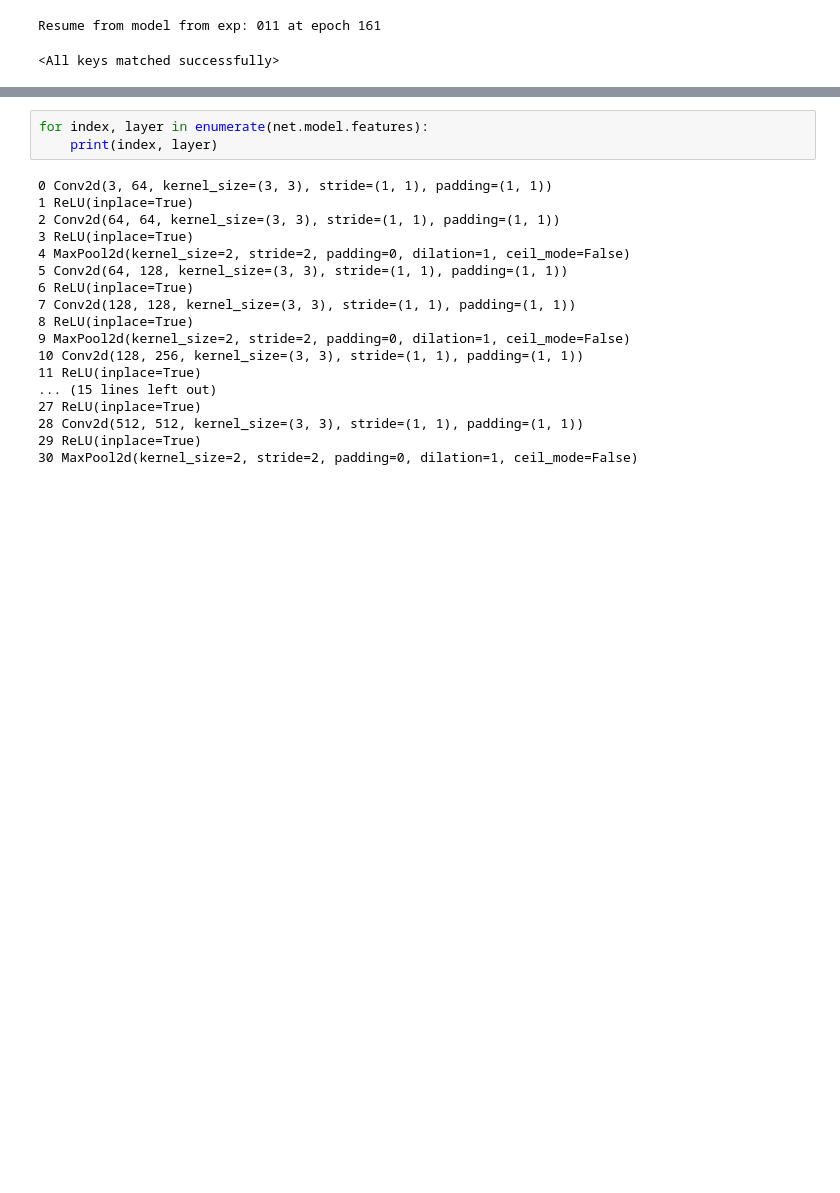
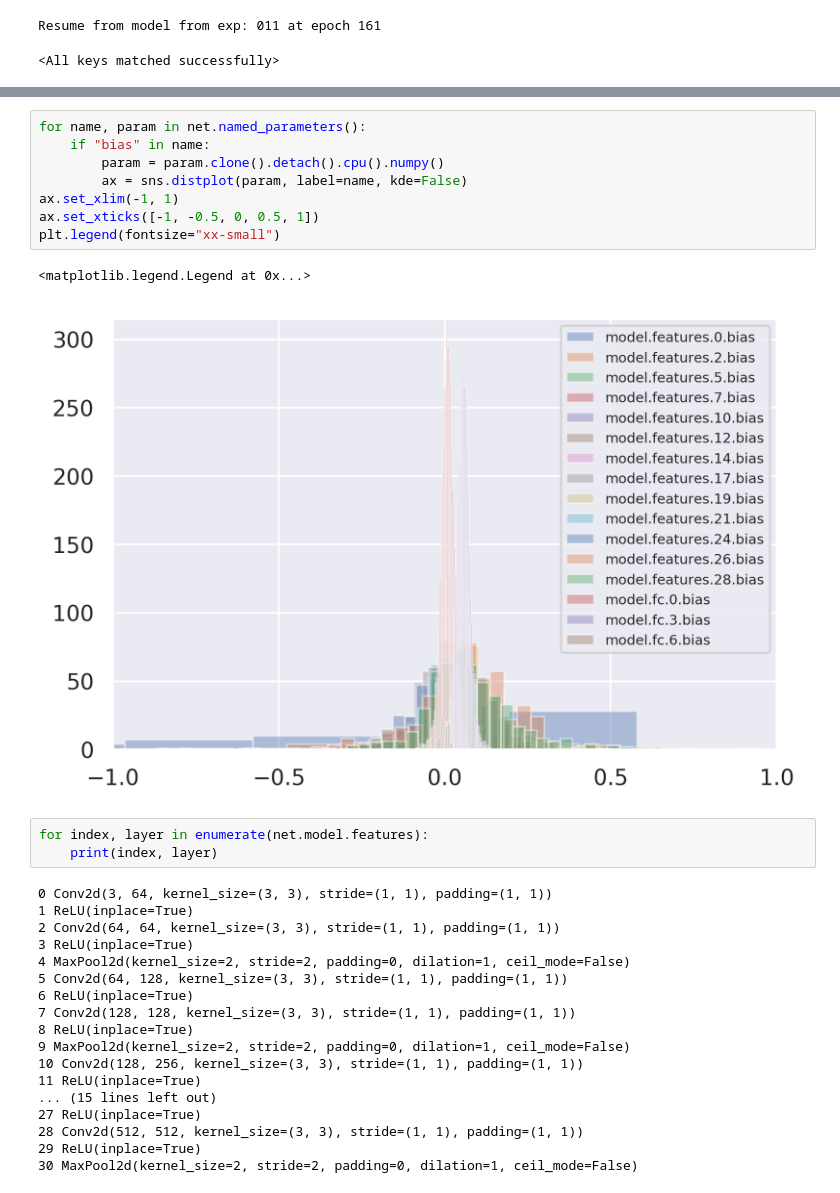
Before and after one commit to JiaxinZhuang/Interpretation, a Jupyter notebook: jupyter/Visualization-Of-Feature-map-Caltech101(Vgg16).ipynb, the cells around one changed output, grey strips where cells are left out. Cells and saved outputs as stored; diff of their text form; blank space fills up the shorter version.

```diff
--- a/jupyter/Visualization-Of-Feature-map-Caltech101(Vgg16).ipynb
+++ b/jupyter/Visualization-Of-Feature-map-Caltech101(Vgg16).ipynb
@@ -104,3 +136,14 @@ tensor([[[[-0.5412,  0.1581,  0.5466],
+# %%
+for name, param in net.named_parameters():
+    if "bias" in name:
+        param = param.clone().detach().cpu().numpy()
+        ax = sns.distplot(param, label=name, kde=False)
+ax.set_xlim(-1, 1)
+ax.set_xticks([-1, -0.5, 0, 0.5, 1])
+plt.legend(fontsize="xx-small")
+# %% [output]
+<matplotlib.legend.Legend at 0x...>
+[figure, added]
 # %%
 for index, layer in enumerate(net.model.features):
     print(index, layer)
```
Also changed, not shown: parts of 5 cells of this notebook, 31 other files.
